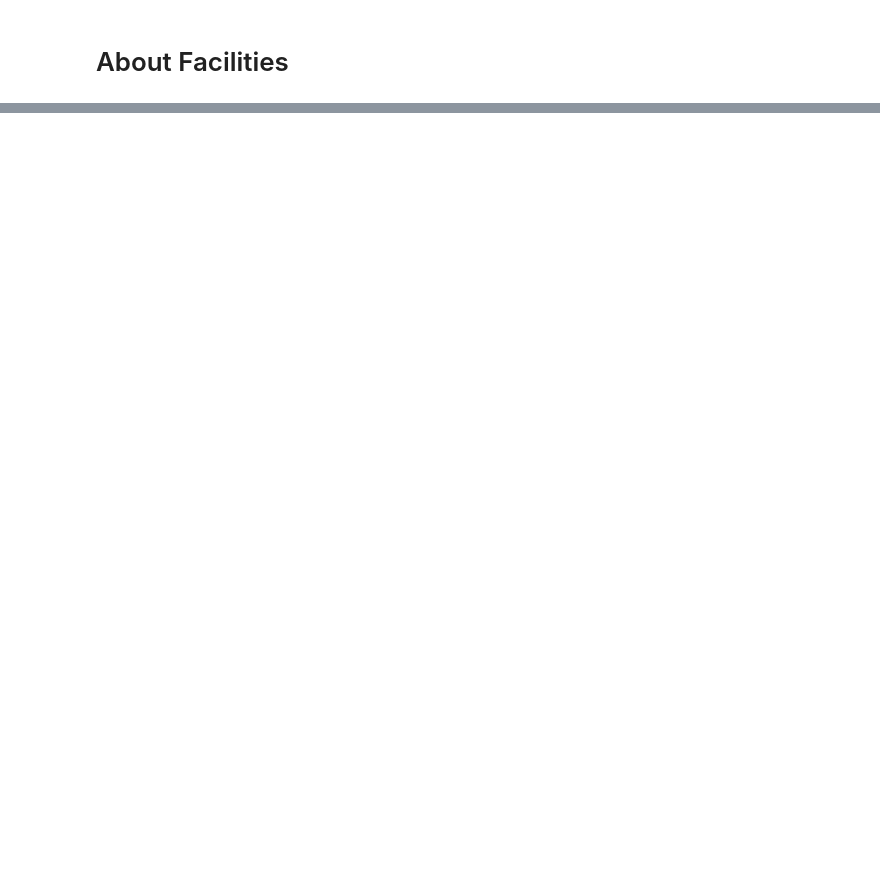
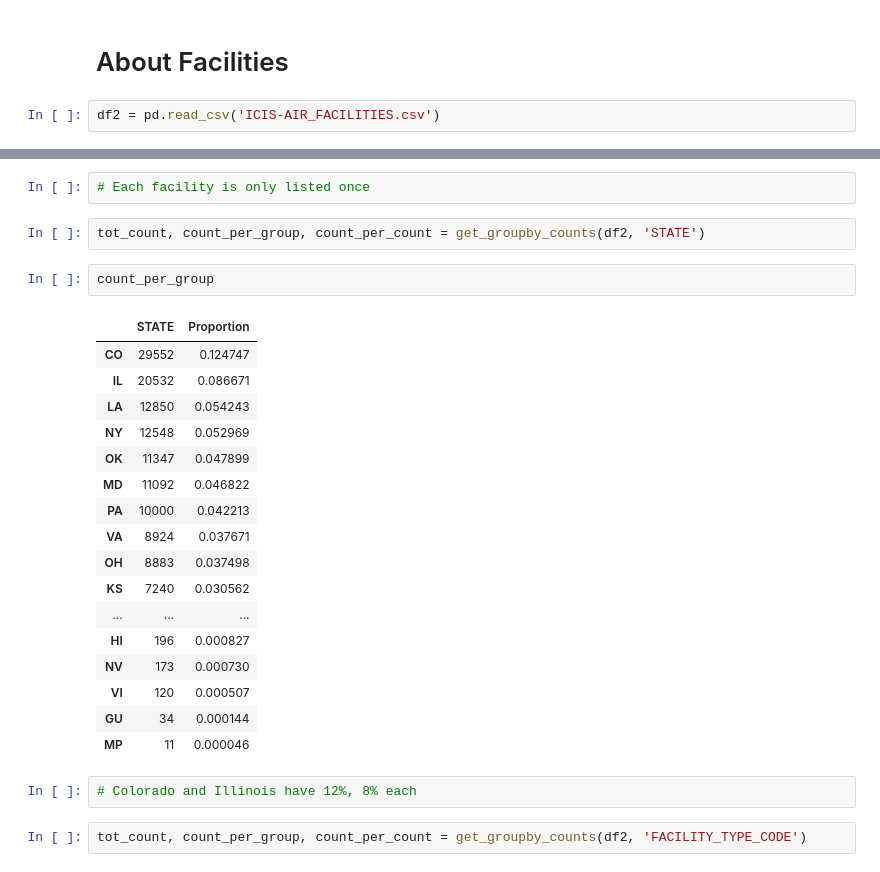
Before and after one commit to Aycrazy/ML_Project, a Jupyter notebook: AirDataExplore.ipynb, the cells around one changed output, grey strips where cells are left out. Saved outputs shown, nothing was run; the diff lists cells and outputs as text; blank space fills up the shorter version.

```diff
--- a/AirDataExplore.ipynb
+++ b/AirDataExplore.ipynb
@@ -86,2 +142,4 @@ count_per_group
 # %% [markdown]
 # About Facilities
+# %%
+df2 = pd.read_csv('ICIS-AIR_FACILITIES.csv')
@@ -87,0 +156,28 @@ count_per_group
+# %%
+# Each facility is only listed once
+# %%
+tot_count, count_per_group, count_per_count = get_groupby_counts(df2, 'STATE')
+# %%
+count_per_group
+# %% [output]
+|  | STATE | Proportion |
+| CO | 29552 | 0.124747 |
+| IL | 20532 | 0.086671 |
+| LA | 12850 | 0.054243 |
+| NY | 12548 | 0.052969 |
+| OK | 11347 | 0.047899 |
+| MD | 11092 | 0.046822 |
+| PA | 10000 | 0.042213 |
+| VA | 8924 | 0.037671 |
+| OH | 8883 | 0.037498 |
+| KS | 7240 | 0.030562 |
+| ... | ... | ... |
+| HI | 196 | 0.000827 |
+| NV | 173 | 0.000730 |
+| VI | 120 | 0.000507 |
+| GU | 34 | 0.000144 |
+| MP | 11 | 0.000046 |
+# %%
+# Colorado and Illinois have 12%, 8% each
+# %%
+tot_count, count_per_group, count_per_count = get_groupby_counts(df2, 'FACILITY_TYPE_CODE')
```
Also changed, not shown: parts of 19 cells of this notebook.
